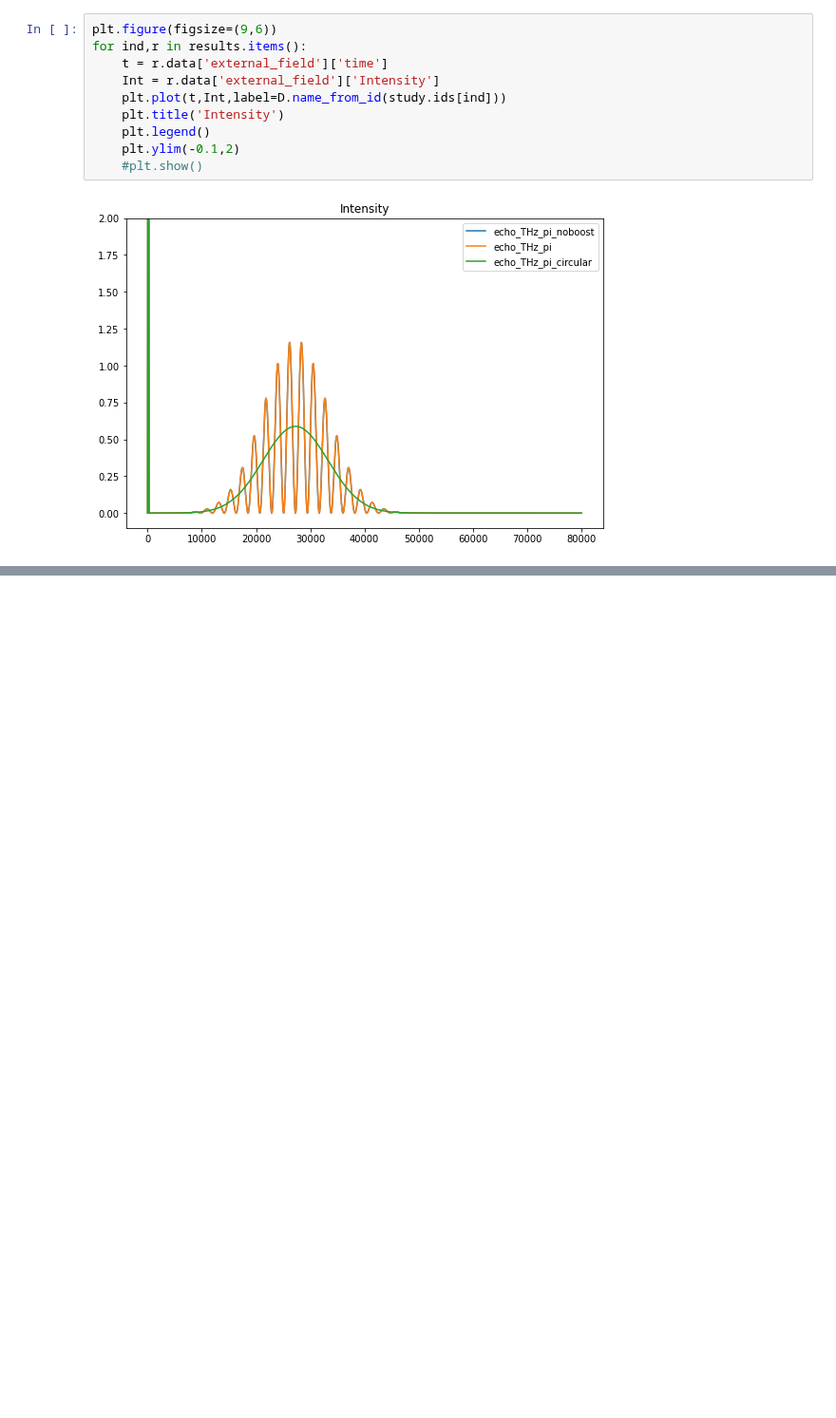
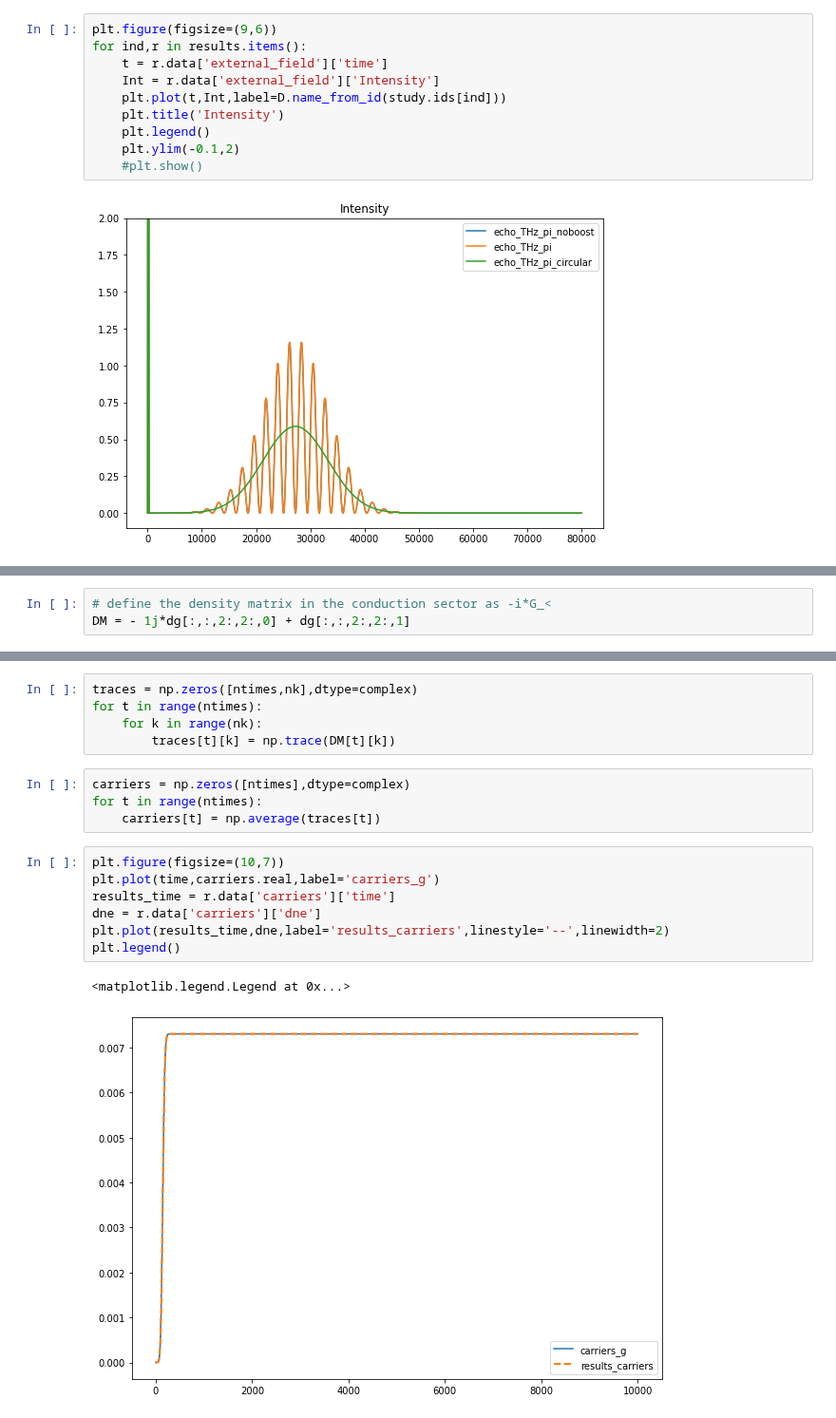
Before and after one commit to marcodalessandro76/Echo_mechanisms_decay_time_optical_orientation, a Jupyter notebook: SPIN_ECHO/RT_Calculations.ipynb, the cells around one changed output, grey strips where cells are left out. Shown at 95% size. Drawn from its saved outputs; the diff is of its cells as text; blank space fills up the shorter version.

```diff
--- a/SPIN_ECHO/RT_Calculations.ipynb
+++ b/SPIN_ECHO/RT_Calculations.ipynb
@@ -566,0 +614,3 @@ The norm is one only for dip_spin in the conduction sector, why?
+# %%
+# define the density matrix in the conduction sector as -i*G_<
+DM = - 1j*dg[:,:,2:,2:,0] + dg[:,:,2:,2:,1]
@@ -566,0 +619,19 @@ The norm is one only for dip_spin in the conduction sector, why?
+# %%
+traces = np.zeros([ntimes,nk],dtype=complex)
+for t in range(ntimes):
+    for k in range(nk):
+        traces[t][k] = np.trace(DM[t][k])
+# %%
+carriers = np.zeros([ntimes],dtype=complex)
+for t in range(ntimes):
+    carriers[t] = np.average(traces[t])
+# %%
+plt.figure(figsize=(10,7))
+plt.plot(time,carriers.real,label='carriers_g')
+results_time = r.data['carriers']['time']
+dne = r.data['carriers']['dne']
+plt.plot(results_time,dne,label='results_carriers',linestyle='--',linewidth=2)
+plt.legend()
+# %% [output]
+<matplotlib.legend.Legend at 0x...>
+[figure, added]
```
Also changed, not shown: parts of 90 cells of this notebook, 1 other file.
